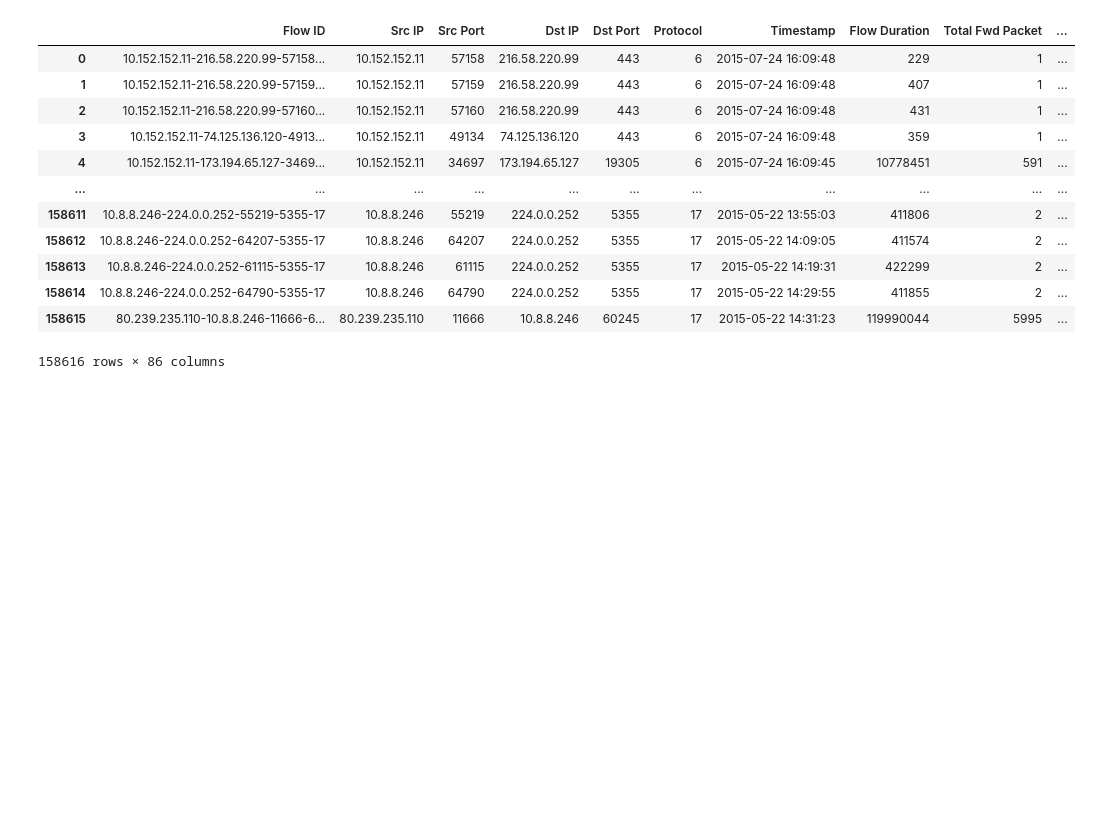
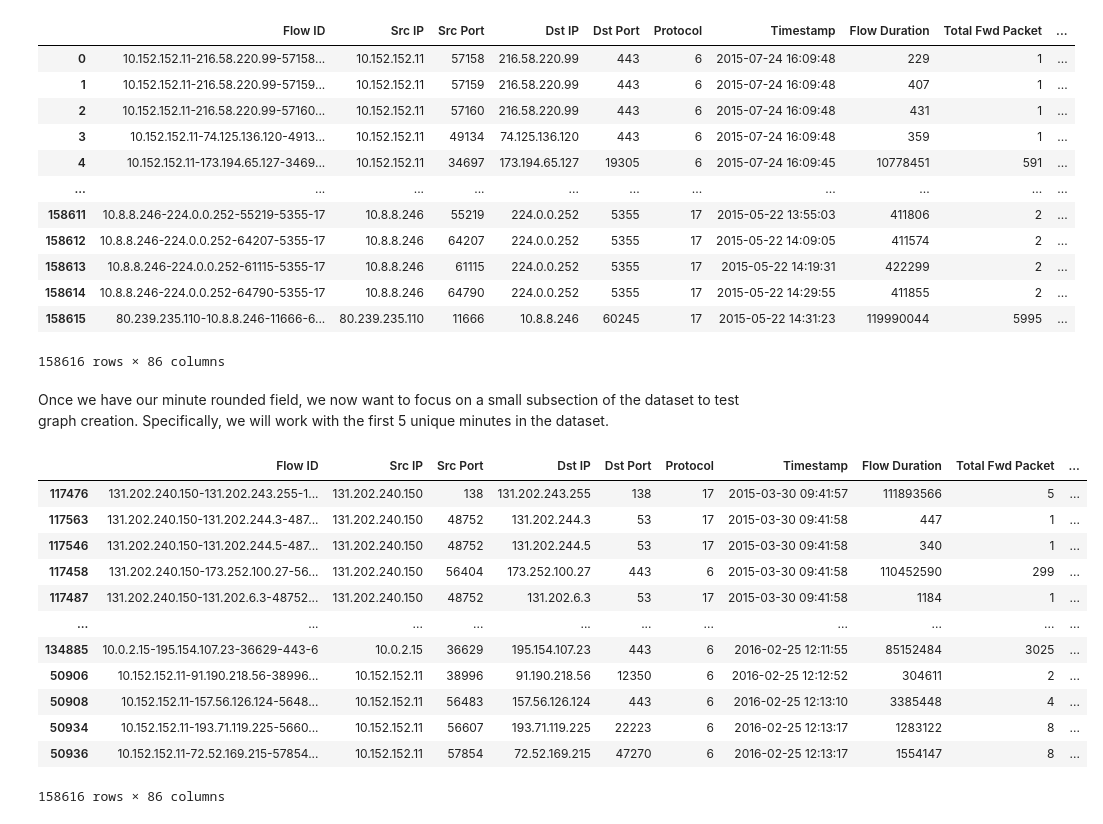
Before and after one commit to security-privacy-lab/online-anomaly-detection, a Jupyter notebook: graph-creation.ipynb, the cells around one changed output. Drawn from its saved outputs; the diff is of its cells as text; code cells hidden in the pictures; blank space fills up the shorter version.

```diff
--- a/graph-creation.ipynb
+++ b/graph-creation.ipynb
@@ -62,4 +75,24 @@ df
 | 158614 | 10.8.8.246-224.0.0.252-64790-5355-17 | 10.8.8.246 | 64790 | 224.0.0.252 | 5355 | 17 | 2015-05-22 14:29:55 | 411855 | 2 | ... |
 | 158615 | 80.239.235.110-10.8.8.246-11666-6... | 80.239.235.110 | 11666 | 10.8.8.246 | 60245 | 17 | 2015-05-22 14:31:23 | 119990044 | 5995 | ... |
 158616 rows × 86 columns
+# %% [markdown]
+Once we have our minute rounded field, we now want to focus on a small subsection of the dataset to test graph creation. Specifically, we will work with the first 5 unique minutes in the dataset.
+# %%
+# Firstly, we sort the dataframe by timestamp earliest to latest...
+df = df.sort_values(by=['Timestamp'])
+df
+# %% [output]
+|  | Flow ID | Src IP | Src Port | Dst IP | Dst Port | Protocol | Timestamp | Flow Duration | Total Fwd Packet | ... |
+| 117476 | 131.202.240.150-131.202.243.255-1... | 131.202.240.150 | 138 | 131.202.243.255 | 138 | 17 | 2015-03-30 09:41:57 | 111893566 | 5 | ... |
+| 117563 | 131.202.240.150-131.202.244.3-487... | 131.202.240.150 | 48752 | 131.202.244.3 | 53 | 17 | 2015-03-30 09:41:58 | 447 | 1 | ... |
+| 117546 | 131.202.240.150-131.202.244.5-487... | 131.202.240.150 | 48752 | 131.202.244.5 | 53 | 17 | 2015-03-30 09:41:58 | 340 | 1 | ... |
+| 117458 | 131.202.240.150-173.252.100.27-56... | 131.202.240.150 | 56404 | 173.252.100.27 | 443 | 6 | 2015-03-30 09:41:58 | 110452590 | 299 | ... |
+| 117487 | 131.202.240.150-131.202.6.3-48752... | 131.202.240.150 | 48752 | 131.202.6.3 | 53 | 17 | 2015-03-30 09:41:58 | 1184 | 1 | ... |
+| ... | ... | ... | ... | ... | ... | ... | ... | ... | ... | ... |
+| 134885 | 10.0.2.15-195.154.107.23-36629-443-6 | 10.0.2.15 | 36629 | 195.154.107.23 | 443 | 6 | 2016-02-25 12:11:55 | 85152484 | 3025 | ... |
+| 50906 | 10.152.152.11-91.190.218.56-38996... | 10.152.152.11 | 38996 | 91.190.218.56 | 12350 | 6 | 2016-02-25 12:12:52 | 304611 | 2 | ... |
+| 50908 | 10.152.152.11-157.56.126.124-5648... | 10.152.152.11 | 56483 | 157.56.126.124 | 443 | 6 | 2016-02-25 12:13:10 | 3385448 | 4 | ... |
+| 50934 | 10.152.152.11-193.71.119.225-5660... | 10.152.152.11 | 56607 | 193.71.119.225 | 22223 | 6 | 2016-02-25 12:13:17 | 1283122 | 8 | ... |
+| 50936 | 10.152.152.11-72.52.169.215-57854... | 10.152.152.11 | 57854 | 72.52.169.215 | 47270 | 6 | 2016-02-25 12:13:17 | 1554147 | 8 | ... |
+158616 rows × 86 columns
 # %%
```
Also changed, not shown: parts of 13 cells of this notebook.
